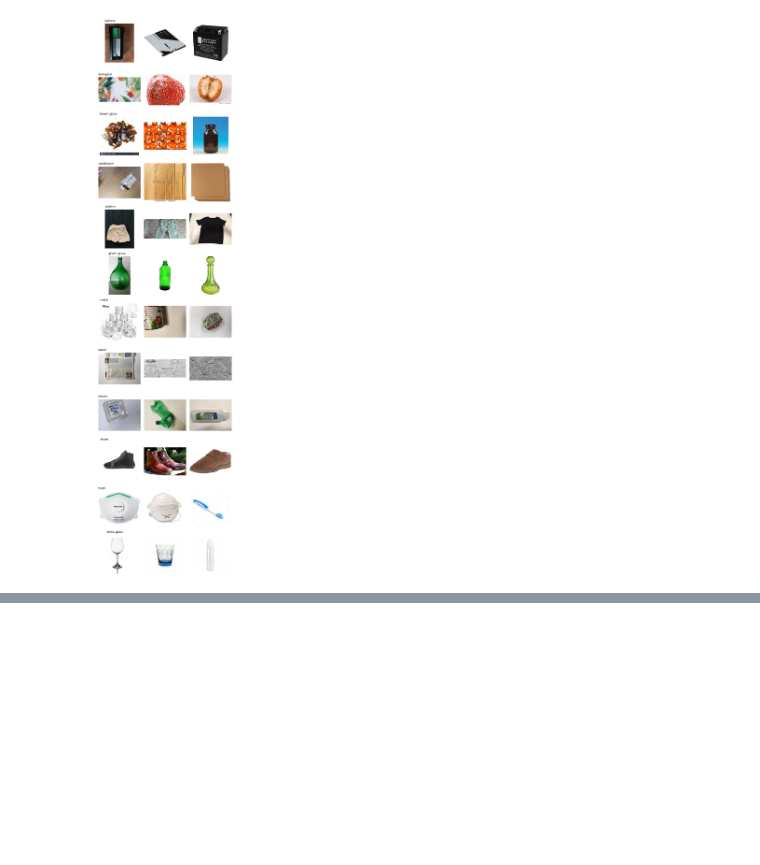
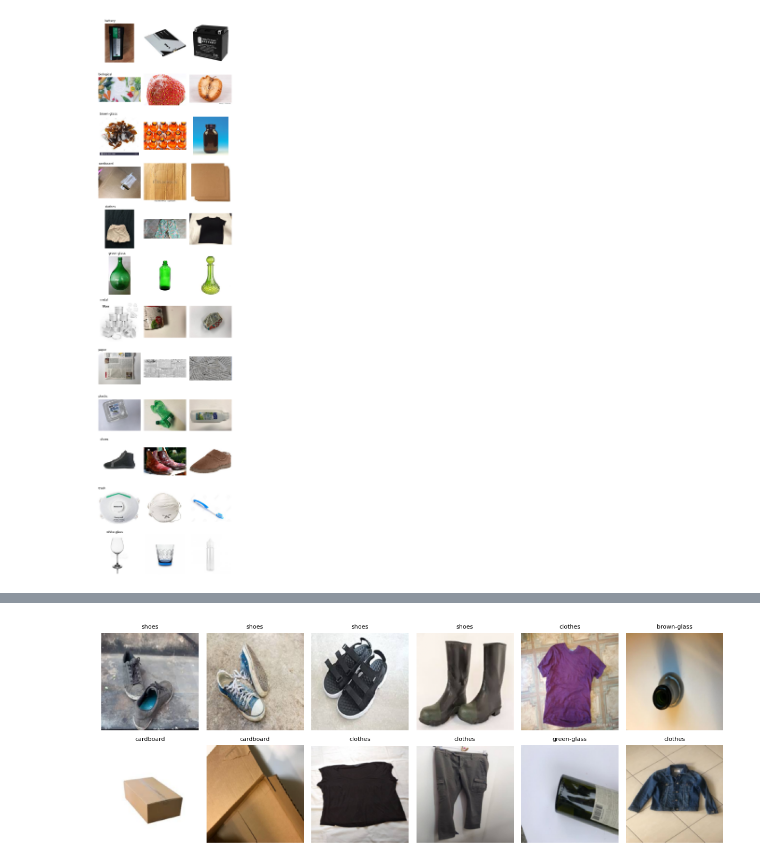
Before and after one commit to hyunwook3910/hackathon, a Jupyter notebook: trash_classfication.ipynb, the cells around one changed output, grey strips where cells are left out. Drawn from its saved outputs; the diff is of its cells as text; code cells hidden in the pictures; blank space fills up the shorter version.

```diff
--- a/trash_classfication.ipynb
+++ b/trash_classfication.ipynb
@@ -112,0 +192,25 @@ plt.show()
+# %%
+class GarbageDataset(Dataset):
+    def __init__(self, X, y, indices, mean, std):
+        self.X, self.y = X, y
+        self.indices = indices
+        self.mean = mean.view(3, 1, 1)
+        self.std = std.view(3, 1, 1)
+
+    def __len__(self):
+        return len(self.indices)
+
+    def __getitem__(self, i):
+        j = self.indices[i]
+        x = self.X[j].float() / 255.0                   # 0~1
+        x = (x - self.mean) / self.std                  # 학습 기준 표준화
+        return x, self.y[j]
+
+train_set = GarbageDataset(X, y, train_idx, mean, std)
+val_set   = GarbageDataset(X, y, val_idx,   mean, std)
+test_set  = GarbageDataset(X, y, test_idx,  mean, std)
+
+train_loader = DataLoader(train_set, batch_size=64, shuffle=True)
+val_loader   = DataLoader(val_set,   batch_size=64, shuffle=False)
+test_loader  = DataLoader(test_set,  batch_size=64, shuffle=False)
+print(len(train_loader), len(val_loader), len(test_loader))   # batch 개수
@@ -112,0 +219,12 @@ plt.show()
+# %%
+bx, by = next(iter(train_loader))
+print("batch shape:", tuple(bx.shape), bx.dtype)      # (64, 3, 128, 128) float32
+print("label:", by.shape, by.dtype)                   # (64,) int64
+print("min/max:", bx.min().item(), bx.max().item())
+print("nan:", torch.isnan(bx).sum().item())           # 0이어야 함
+
+# 분할마다 클래스 비율이 비슷한지
+import pandas as pd
+rows = {name: np.bincount(labels[idx], minlength=len(classes))
+        for name, idx in [("train", train_idx), ("val", val_idx), ("test", test_idx)]}
+print(pd.DataFrame(rows, index=classes))
@@ -112,0 +249,10 @@ plt.show()
+# %%
+# 표준화를 되돌려 눈으로 확인 (정상적으로 읽혔는지)
+import matplotlib.pyplot as plt
+fig, axes = plt.subplots(2, 6, figsize=(12, 4.5))
+for ax, img, lab in zip(axes.flat, bx[:12], by[:12]):
+    ax.imshow((img * std.view(3,1,1) + mean.view(3,1,1)).clamp(0, 1).permute(1, 2, 0))
+    ax.set_title(classes[lab], fontsize=8); ax.axis("off")
+plt.tight_layout(); plt.show()
+# %% [output]
+[figure, added]
```
Also changed, not shown: parts of 10 cells of this notebook.
